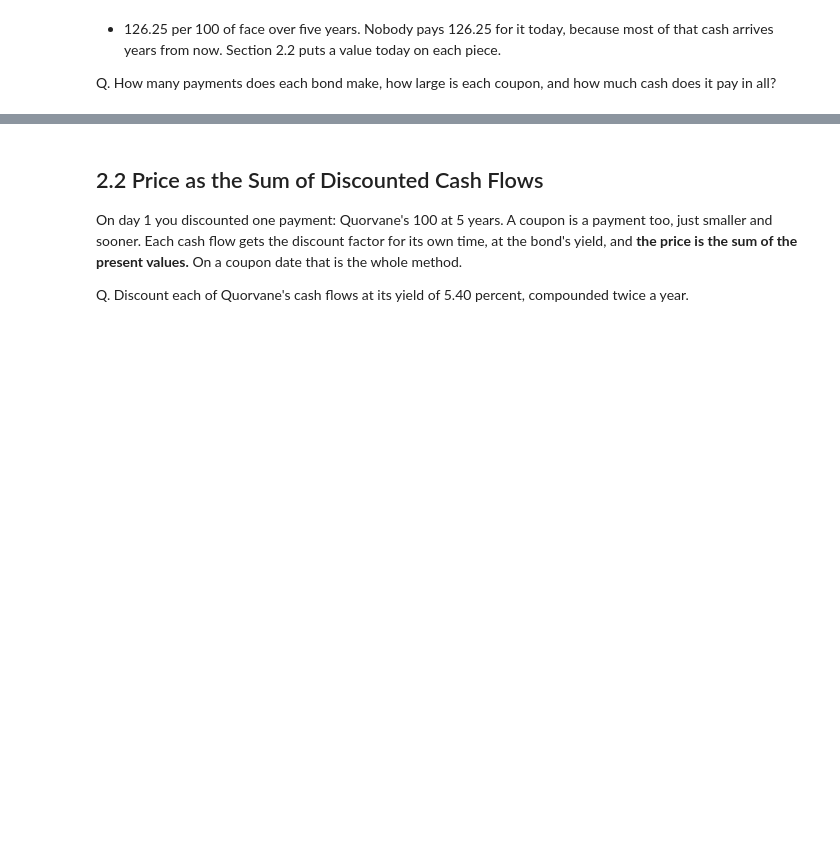
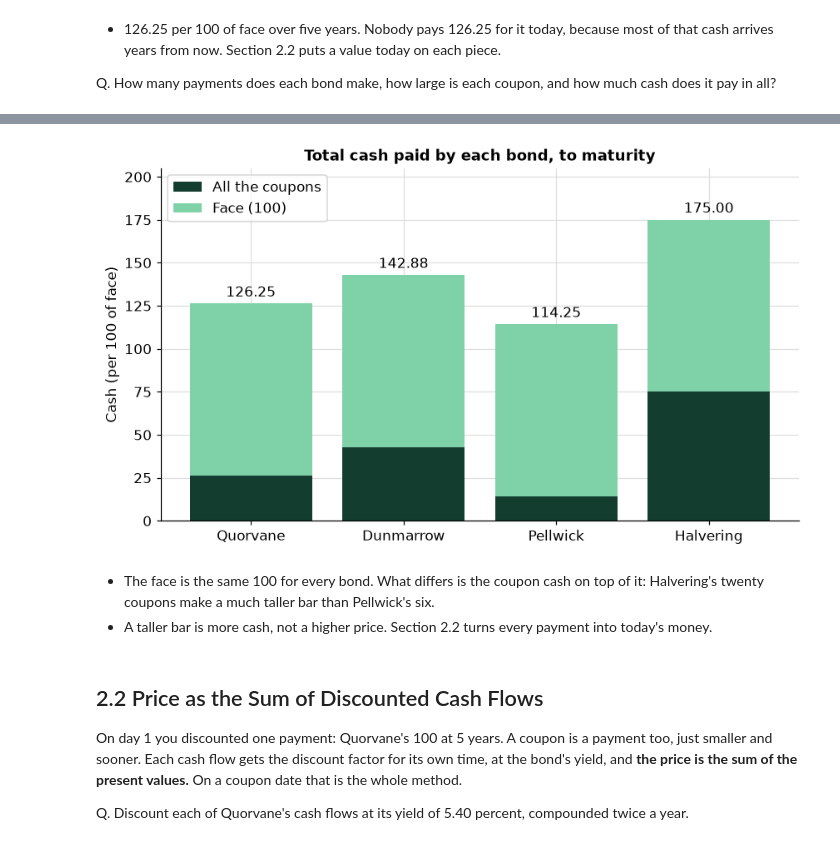
Before and after one commit to lenamonj/python-fixed-income, a Jupyter notebook: course2_bond_math/week1/day2/02_cash_flows_and_price_from_yield.ipynb, the cells around one changed output, grey strips where cells are left out. Drawn from its saved outputs; the diff is of its cells as text; code cells hidden in the pictures; blank space fills up the shorter version.

```diff
--- a/course2_bond_math/week1/day2/02_cash_flows_and_price_from_yield.ipynb
+++ b/course2_bond_math/week1/day2/02_cash_flows_and_price_from_yield.ipynb
@@ -380,3 +434,24 @@ bonds[["issuer", "coupon_pct", "years", "payments", "coupon_per_payment", "total
+# %%
+# the coupons of each bond, then the face of 100 stacked on top
+coupons_total = bonds["payments"] * bonds["coupon_per_payment"]
+names = [issuer.split()[0] for issuer in bonds["issuer"]]
+
+fig, ax = plt.subplots()
+ax.bar(names, coupons_total, label="All the coupons")
+top = ax.bar(names, 100, bottom=coupons_total, color="#7fd1a8", label="Face (100)")
+# the total of each bond on top of its bar
+ax.bar_label(top, labels=[f"{total:.2f}" for total in bonds["total_cash"]], padding=3)
+ax.set_axisbelow(True)
+ax.set_ylim(0, 205)
+ax.set_title("Total cash paid by each bond, to maturity")
+ax.set_ylabel("Cash (per 100 of face)")
+ax.legend(loc="upper left")
+plt.show()
+# %% [output]
+[figure, added]
+# %% [markdown]
+* The face is the same 100 for every bond. What differs is the coupon cash on top of it: Halvering's twenty coupons make a much taller bar than Pellwick's six.
+* A taller bar is more cash, not a higher price. Section 2.2 turns every payment into today's money.
 # %% [markdown]
 ## 2.2 Price as the Sum of Discounted Cash Flows
 
```
Also changed, not shown: parts of 28 cells of this notebook, 2 other files.
